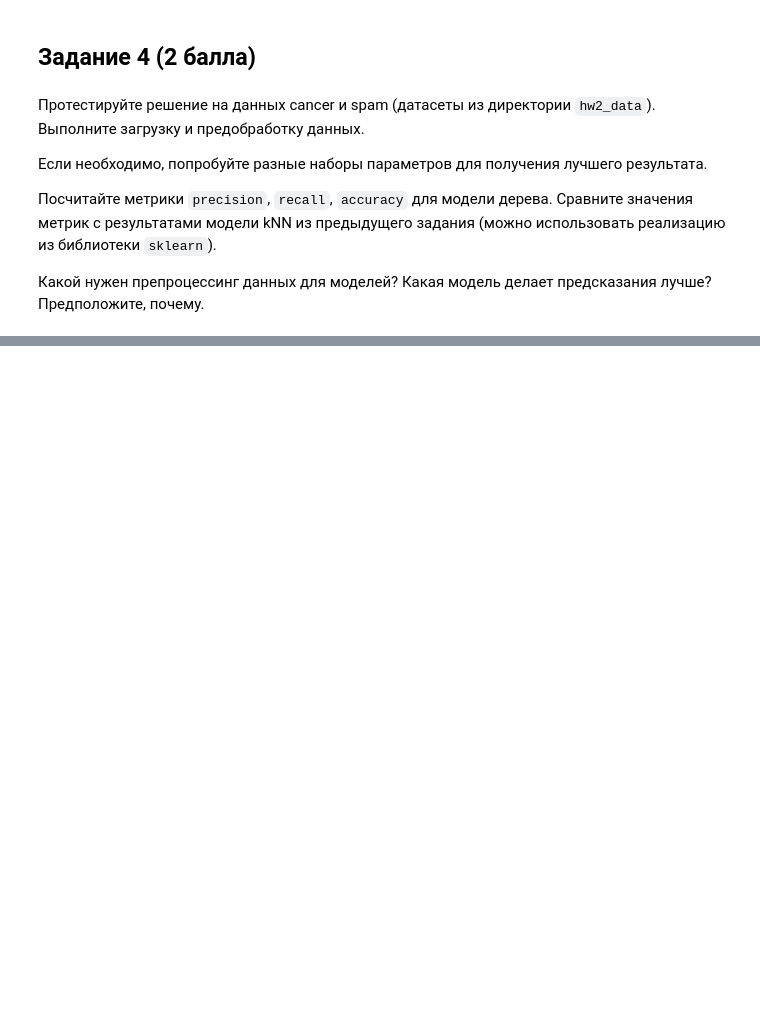
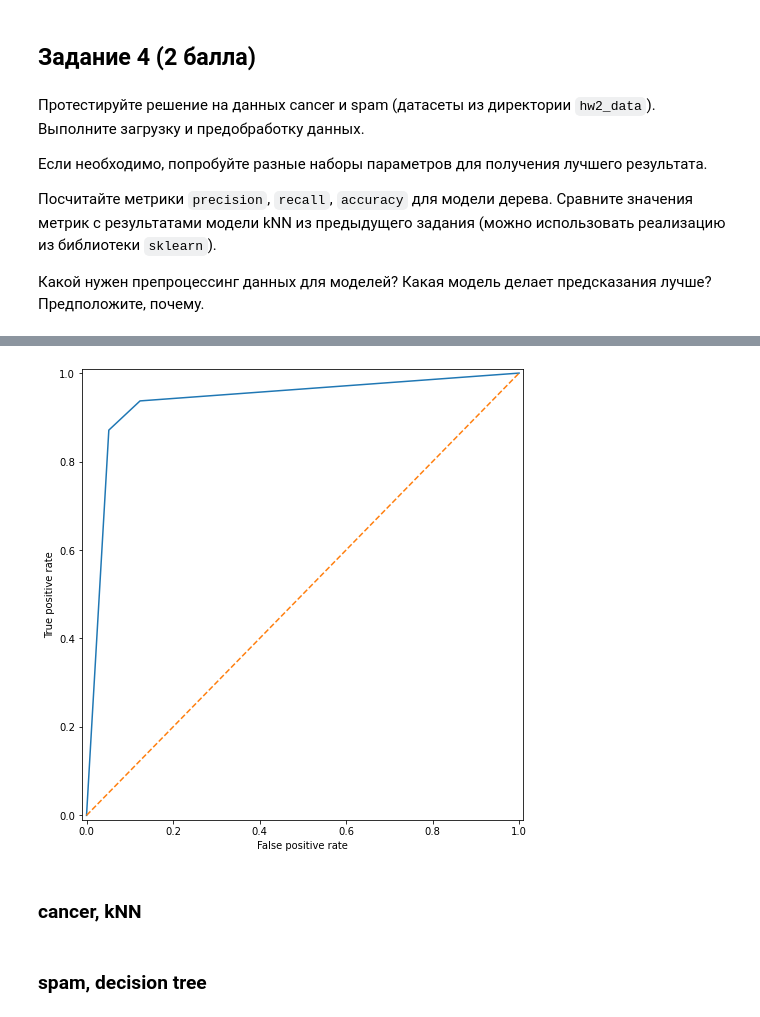
Before and after one commit to yegorov-boris/bioinf, a Jupyter notebook: HW3_Trees.ipynb, the cells around one changed output, grey strips where cells are left out. Drawn from its saved outputs; the diff is of its cells as text; code cells hidden in the pictures; blank space fills up the shorter version.

```diff
--- a/HW3_Trees.ipynb
+++ b/HW3_Trees.ipynb
@@ -69,8 +69,9 @@ gain(pandas.Series([0, 0, 1, 1, 1, 1]), pandas.Series([0, 0]), gini)
 __Интерфейс классов можно и нужно менять при необходимости__ (например, для вычисления вероятности в следующем задании)
 # %%
 class DecisionTreeLeaf:
-    def __init__(self):
-        self.y = None
+    def __init__(self, y, ps):
+        self.y = y
+        self.ps = ps
 
 class DecisionTreeNode:
     def __init__(self, split_dim, split_value, left, right):
@@ -102,13 +103,15 @@ class DecisionTreeClassifier:
         self.criterion = entropy if criterion == "entropy" else gini
         self.max_depth = max_depth
         self.min_samples_leaf = min_samples_leaf
+        self.probs = {}
 
     def fit(self, X, y):
         self.root = self.do_fit(X, y, 0)
 
     def do_fit(self, X, y, depth):
         if y.size <= self.min_samples_leaf or depth == self.max_depth or y.unique().size == 1:
-            return DecisionTreeLeaf()
+            ps = y.value_counts(normalize=True, sort=False)
+            return DecisionTreeLeaf(ps.idxmax(), ps.to_dict())
         node_info = self.split(X, y)
         left = self.do_fit(node_info['xl'], node_info['yl'], depth+1)
         right = self.do_fit(node_info['xr'], node_info['yr'], depth+1)
@@ -136,7 +139,17 @@ class DecisionTreeClassifier:
         return node_info
 
     def predict_proba(self, X):
-        raise NotImplementedError()
+        self.probs = {}
+        self.do_predict_proba(X, self.root)
+        return list(map(lambda i: self.probs[i], X.index.to_list()))
+
+    def do_predict_proba(self, X, node):
+        if isinstance(node, DecisionTreeLeaf):
+            for i in X.index:
+                self.probs[i] = node.ps
+        else:
+            self.do_predict_proba(X[X[node.split_dim] < node.split_value], node.left)
+            self.do_predict_proba(X[X[node.split_dim] >= node.split_value], node.right)
 
     def predict(self, X):
         proba = self.predict_proba(X)
@@ -311,0 +327,8 @@ None
+# %%
+plot_roc_curve(y_test, tree.predict_proba(X_test))
+# %% [output]
+[figure, added]
+# %% [markdown]
+### cancer, kNN
+# %% [markdown]
+### spam, decision tree
```
Also changed, not shown: parts of 11 cells of this notebook.
